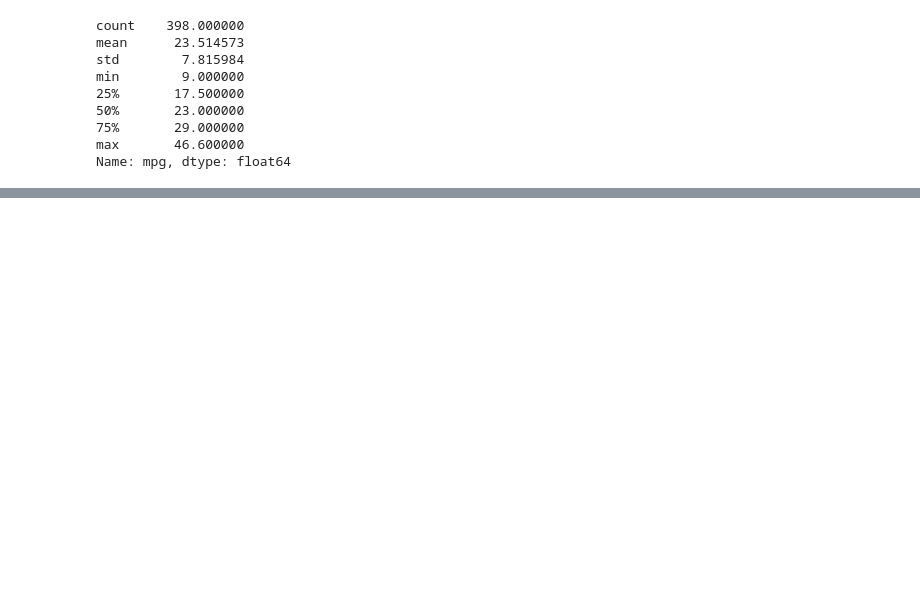
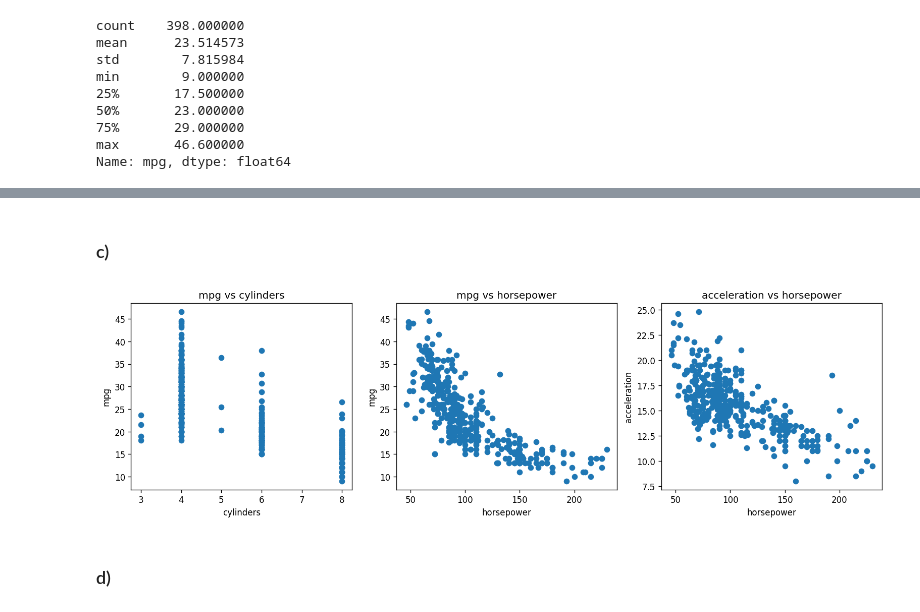
Before and after one commit to LordOfTurtles/AI-Erik-Johansson-OPA23, a Jupyter notebook: exercises/1_linear_regression.ipynb, the cells around one changed output, grey strips where cells are left out. Drawn from its saved outputs; the diff is of its cells as text; code cells hidden in the pictures; blank space fills up the shorter version.

```diff
--- a/exercises/1_linear_regression.ipynb
+++ b/exercises/1_linear_regression.ipynb
@@ -56,0 +65,3 @@ Name: mpg, dtype: float64
+# %%
+df_mpg = df.dropna()
+df_mpg.info()
@@ -56,0 +99,17 @@ Name: mpg, dtype: float64
+# %% [markdown]
+### c)
+# %%
+import matplotlib.pyplot as plt
+
+fig, axes = plt.subplots(1, 3, dpi=120, figsize=(16,4))
+x_columns = ["cylinders", "horsepower", "horsepower"]
+y_columns = ["mpg", "mpg", "acceleration"]
+titles = ["mpg vs cylinders", "mpg vs horsepower", "acceleration vs horsepower"]
+
+for ax, x_column, y_column, title in zip(axes, x_columns, y_columns, titles):
+    ax.scatter(data=df_mpg, x=x_column, y=y_column)
+    ax.set(title = title, ylabel=y_column, xlabel=x_column)
+# %% [output]
+[figure, added]
+# %% [markdown]
+### d)
```
Also changed, not shown: parts of 18 cells of this notebook.
